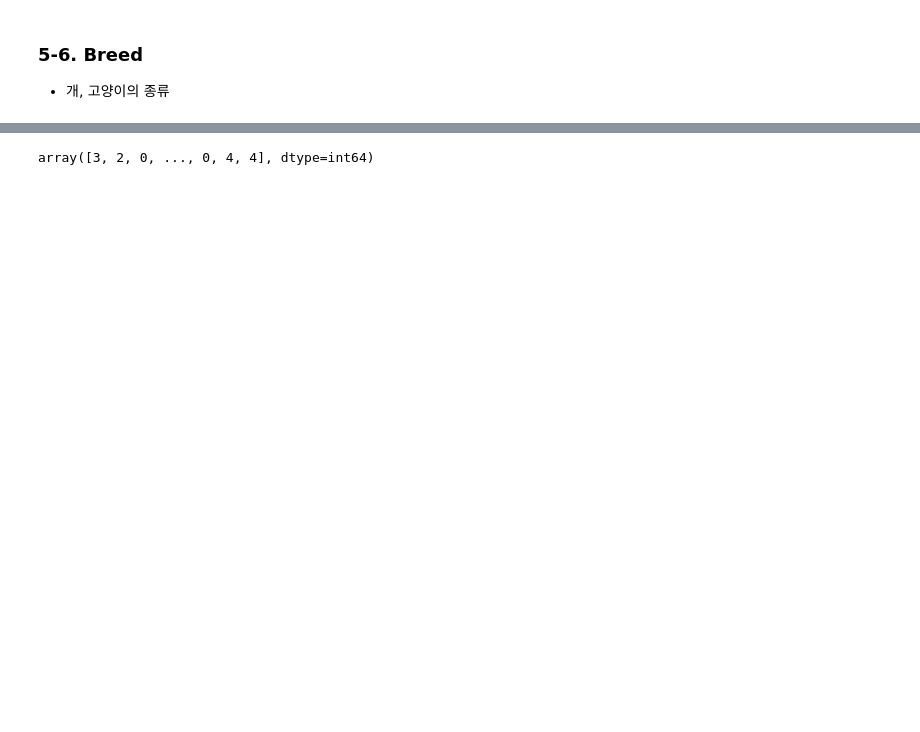
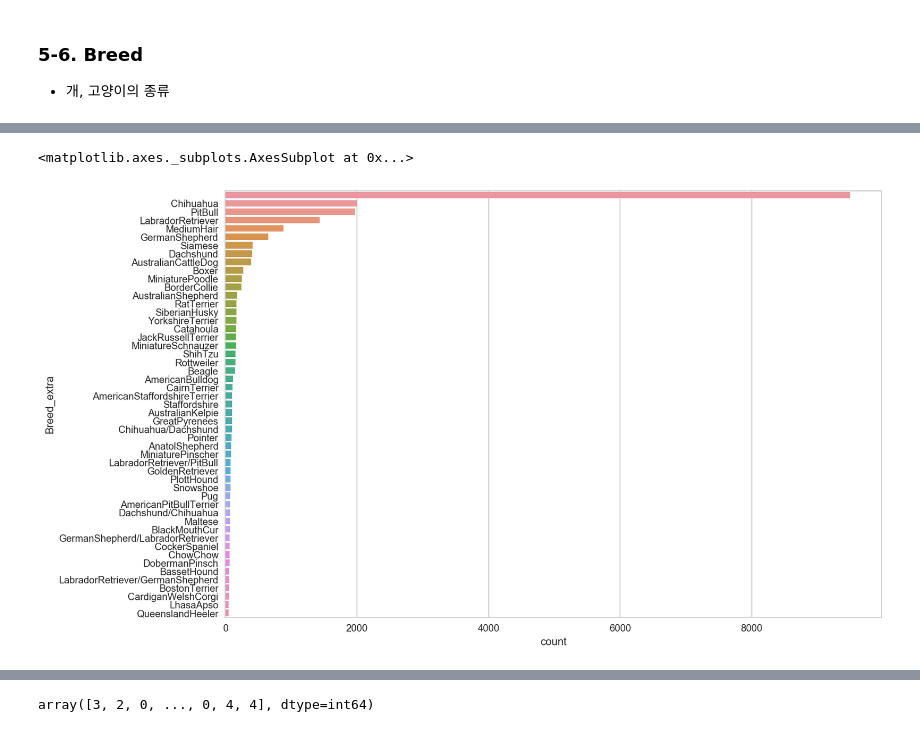
Before and after one commit to brightscannon/Keggle_Shelter_analysis, a Jupyter notebook: Shelter Animal Outcomes - presentation.ipynb, the cells around one changed output, grey strips where cells are left out. Drawn from its saved outputs; the diff is of its cells as text; code cells hidden in the pictures; blank space fills up the shorter version.

```diff
--- a/Shelter Animal Outcomes - presentation.ipynb
+++ b/Shelter Animal Outcomes - presentation.ipynb
@@ -432,0 +617,3 @@ Index(['Has_name', 'Unknown_name', 'Intact Female', 'Intact Male', 'Neutered Mal
+# %%
+extra = df_train.groupby('Breed_extra').size().reset_index(name="count").sort_values("count",ascending=False)
+extra.head(10)
@@ -432,0 +632,6 @@ Index(['Has_name', 'Unknown_name', 'Intact Female', 'Intact Male', 'Neutered Mal
+# %%
+plt.figure(figsize=(12,8))
+sns.barplot(x="count",y="Breed_extra",data=extra[extra["count"]>50])
+# %% [output]
+<matplotlib.axes._subplots.AxesSubplot at 0x...>
+[figure, added]
```
Also changed, not shown: parts of 44 cells of this notebook.
